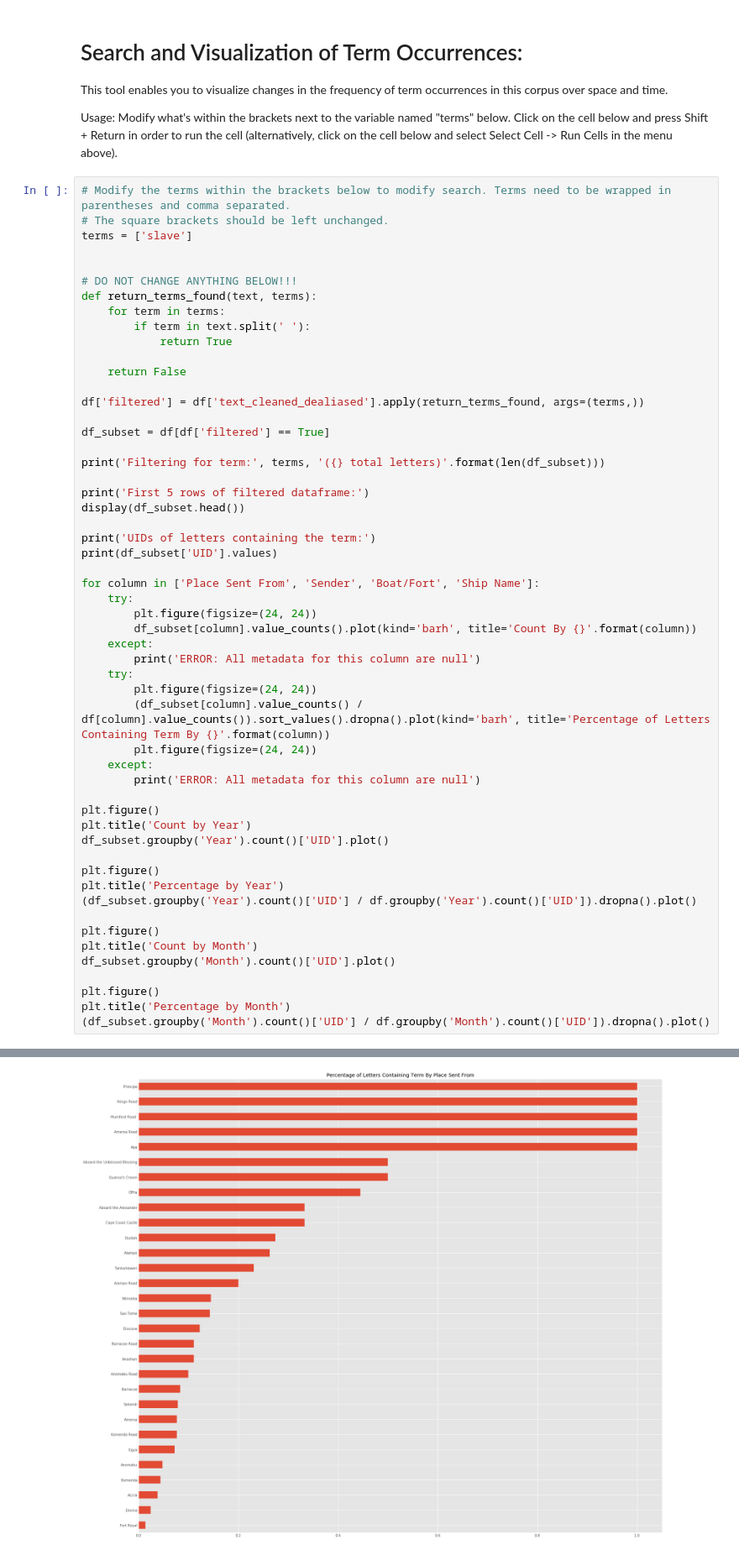
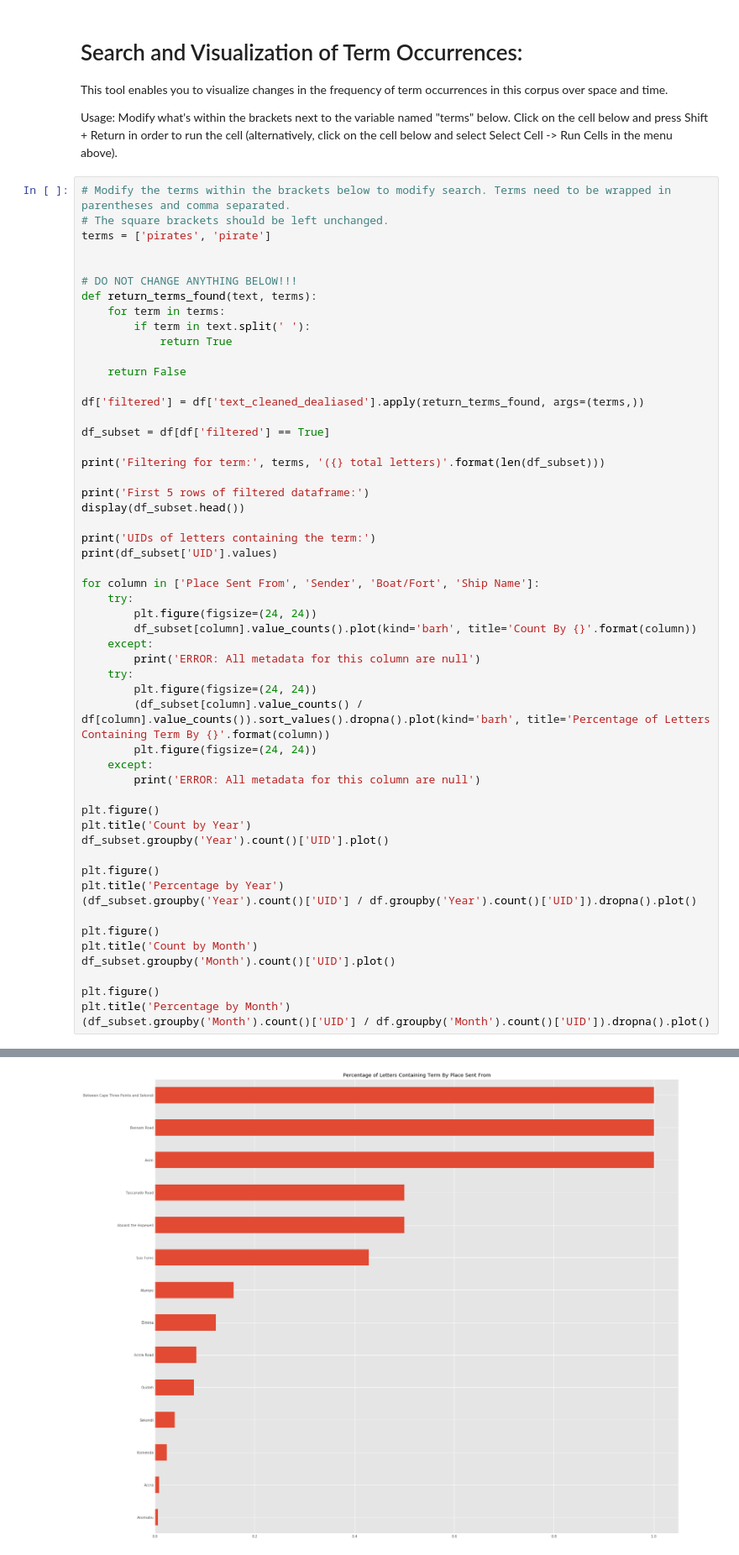
Before and after one commit to xueharry/RAC, a Jupyter notebook: Interactive-Search.ipynb, the cells around one changed output, grey strips where cells are left out. Shown at 84% size. Saved outputs shown, nothing was run; the diff lists cells and outputs as text.

```diff
--- a/Interactive-Search.ipynb
+++ b/Interactive-Search.ipynb
@@ -21,7 +21,7 @@ Usage: Modify what's within the brackets next to the variable named "terms" belo
 # %%
 # Modify the terms within the brackets below to modify search. Terms need to be wrapped in parentheses and comma separated.
 # The square brackets should be left unchanged.
-terms = ['slave']
+terms = ['pirates', 'pirate']
 
 
 # DO NOT CHANGE ANYTHING BELOW!!!
@@ -104,2 +91,2 @@ UIDs of letters containing the term:
-[figure, old version]
+[figure, new version]
 <matplotlib.figure.Figure at 0x...>
```
Also changed, not shown: parts of 1 cell of this notebook, 10 other files.
